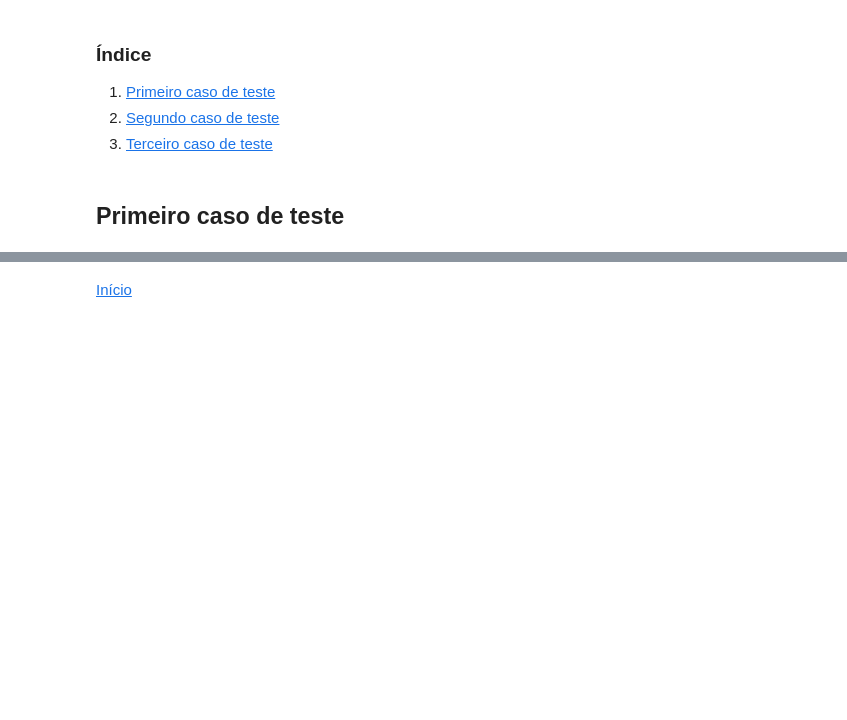
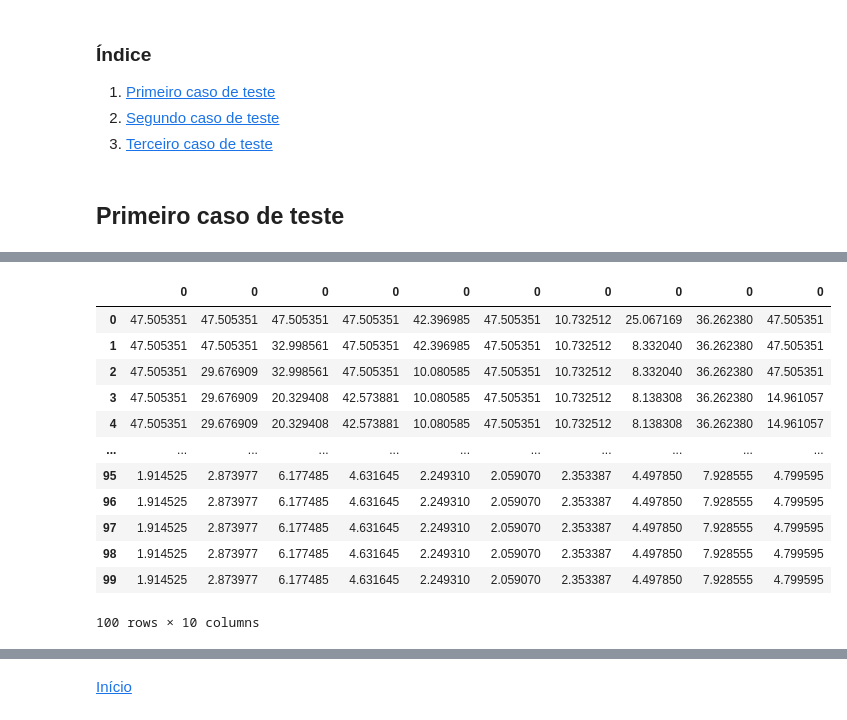
Before and after one commit to julianaAuzier/topicos-especiais-computacao-trabalho1, a Jupyter notebook: 2 - testing random walk.ipynb, the cells around one changed output, grey strips where cells are left out. Cells and saved outputs as stored; diff of their text form; code cells hidden in the pictures; blank space fills up the shorter version.

```diff
--- a/2 - testing random walk.ipynb
+++ b/2 - testing random walk.ipynb
@@ -161,7 +161,7 @@ for j in range(i_desejadas):
             nova_melhor_pop = np.append(nova_melhor_pop,(nova_pop),axis= 0)
 
             #reordena
-            melhor_pop = nova_melhor_pop[nova_melhor_pop[0:, 3].argsort()]
+            melhor_pop = nova_melhor_pop[nova_melhor_pop[0:, -1].argsort()]
 
             #melhor fit dessa geração
             melhor_i.append(melhor_pop[0:1,-1])
@@ -172,36 +172,51 @@ for j in range(i_desejadas):
 
             nova_pop = criaPop(int(n_pop/2),dim)
 
             nova_pop = converter1(nova_pop)
 
             nova_pop = np.append(nova_pop,(f(nova_pop[0:,0:1],nova_pop[0:,1:2],nova_pop[0:,2:])).reshape(-1, 1), axis=1)
 
             nova_melhor_pop = np.append(nova_melhor_pop,(nova_pop),axis= 0)
 
-            melhor_pop = nova_melhor_pop[nova_melhor_pop[0:, 3].argsort()]
+            melhor_pop = nova_melhor_pop[nova_melhor_pop[0:, -1].argsort()]
 
             #melhores fits da geração
             melhor_i.append(melhor_pop[0:1,-1])
 
             evolucao = estagnacao(melhor_i[i-1],melhor_i[i])
 
             if evolucao <= delta:
                 cont += 1
 
             elif evolucao >= delta:
                 cont=0
 
             elif evolucao == cont:
                 continue
 
     tabela = pd.concat([tabela, pd.DataFrame(melhor_i)], axis=1)
     #print('Número de iterações para a convergência: ',i)
 
 #media e desvio padrao dos fits
 desvioP = np.std(tabela,axis=1)
 media = np.mean(tabela,axis=1)
-desvioInf = media - desvioP
-desvioSup = media + desvioP
+desvioSup = media - desvioP
+desvioInf = media + desvioP
+tabela
+# %% [output]
+|  | 0 | 0 | 0 | 0 | 0 | 0 | 0 | 0 | 0 | 0 |
+| 0 | 47.505351 | 47.505351 | 47.505351 | 47.505351 | 42.396985 | 47.505351 | 10.732512 | 25.067169 | 36.262380 | 47.505351 |
+| 1 | 47.505351 | 47.505351 | 32.998561 | 47.505351 | 42.396985 | 47.505351 | 10.732512 | 8.332040 | 36.262380 | 47.505351 |
+| 2 | 47.505351 | 29.676909 | 32.998561 | 47.505351 | 10.080585 | 47.505351 | 10.732512 | 8.332040 | 36.262380 | 47.505351 |
+| 3 | 47.505351 | 29.676909 | 20.329408 | 42.573881 | 10.080585 | 47.505351 | 10.732512 | 8.138308 | 36.262380 | 14.961057 |
+| 4 | 47.505351 | 29.676909 | 20.329408 | 42.573881 | 10.080585 | 47.505351 | 10.732512 | 8.138308 | 36.262380 | 14.961057 |
+| ... | ... | ... | ... | ... | ... | ... | ... | ... | ... | ... |
+| 95 | 1.914525 | 2.873977 | 6.177485 | 4.631645 | 2.249310 | 2.059070 | 2.353387 | 4.497850 | 7.928555 | 4.799595 |
+| 96 | 1.914525 | 2.873977 | 6.177485 | 4.631645 | 2.249310 | 2.059070 | 2.353387 | 4.497850 | 7.928555 | 4.799595 |
+| 97 | 1.914525 | 2.873977 | 6.177485 | 4.631645 | 2.249310 | 2.059070 | 2.353387 | 4.497850 | 7.928555 | 4.799595 |
+| 98 | 1.914525 | 2.873977 | 6.177485 | 4.631645 | 2.249310 | 2.059070 | 2.353387 | 4.497850 | 7.928555 | 4.799595 |
+| 99 | 1.914525 | 2.873977 | 6.177485 | 4.631645 | 2.249310 | 2.059070 | 2.353387 | 4.497850 | 7.928555 | 4.799595 |
+100 rows × 10 columns
 # %%
 plt.title("Fitness por geração")
 plt.xlabel("Geração")
```
Also changed, not shown: parts of 15 cells of this notebook.
